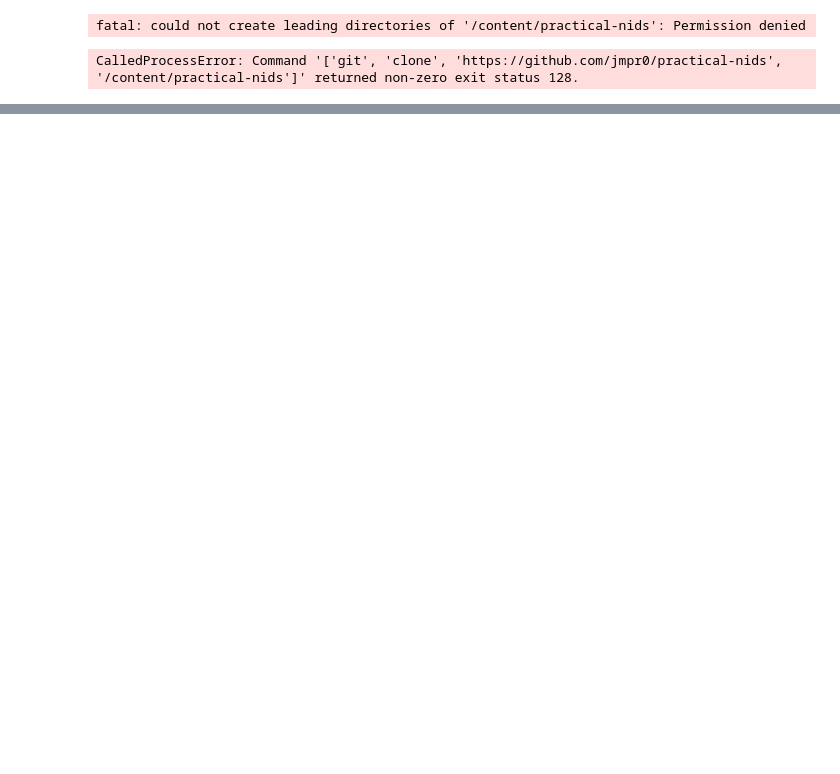
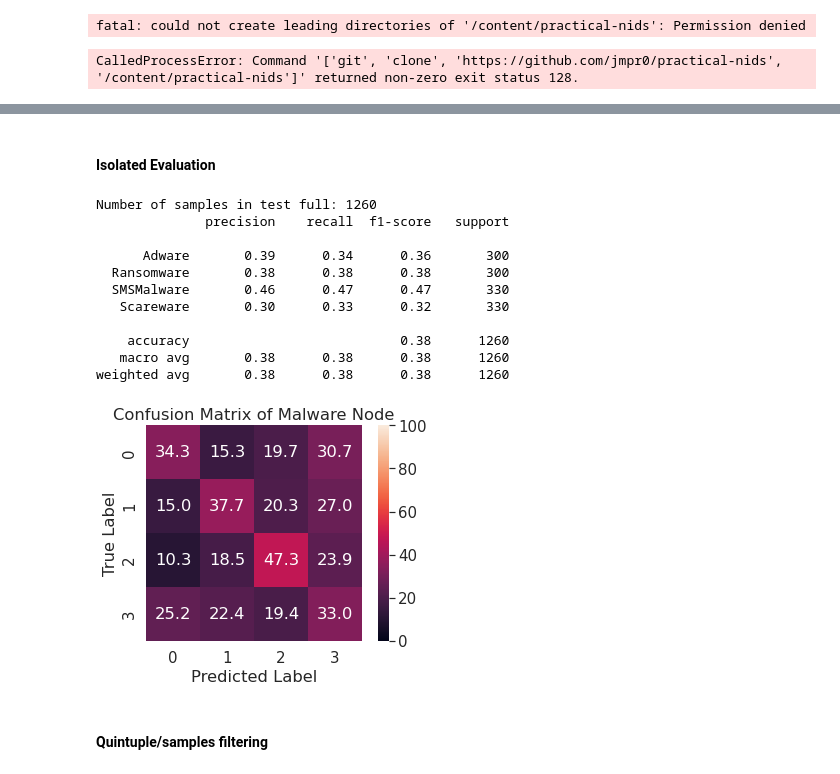
Before and after one commit to jmpr0/practical-nids, a Jupyter notebook: 02_hierarchical_intrusion_detection.ipynb, the cells around one changed output, grey strips where cells are left out. Saved outputs shown, nothing was run; the diff lists cells and outputs as text; code cells hidden in the pictures; blank space fills up the shorter version.

```diff
--- a/02_hierarchical_intrusion_detection.ipynb
+++ b/02_hierarchical_intrusion_detection.ipynb
@@ -555,0 +368,35 @@ TPR-FPR @avg+std: 0.80-0.13
+# %% [markdown]
+#### Isolated Evaluation
+# %%
+print(f"Number of samples in test full: {len(l1_ytest_full)}")
+
+# Predictions
+l1_pred_full = category_classifier.predict(l1_Xtest_full)
+l1_soft_pred_full = category_classifier.predict_proba(l1_Xtest_full)
+
+# Evaluation metrics
+print(classification_report(l1_ytest_full, l1_pred_full))
+
+# Confusion matrix
+mat = confusion_matrix(l1_ytest_full, l1_pred_full, normalize='true')
+plt.figure(figsize=(6, 4), dpi=70)
+sns.heatmap(mat * 100, square=True, annot=True, vmin=0, vmax=100, fmt='.1f', cbar=True)
+plt.xlabel('Predicted Label')
+plt.ylabel('True Label')
+plt.title('Confusion Matrix of Malware Node')
+plt.show()
+# %% [output]
+Number of samples in test full: 1260
+              precision    recall  f1-score   support
+
+      Adware       0.39      0.34      0.36       300
+  Ransomware       0.38      0.38      0.38       300
+  SMSMalware       0.46      0.47      0.47       330
+   Scareware       0.30      0.33      0.32       330
+
+    accuracy                           0.38      1260
+   macro avg       0.38      0.38      0.38      1260
+weighted avg       0.38      0.38      0.38      1260
+[figure, added]
+# %% [markdown]
+#### Quintuple/samples filtering
```
Also changed, not shown: parts of 92 cells of this notebook, 1 other file.
